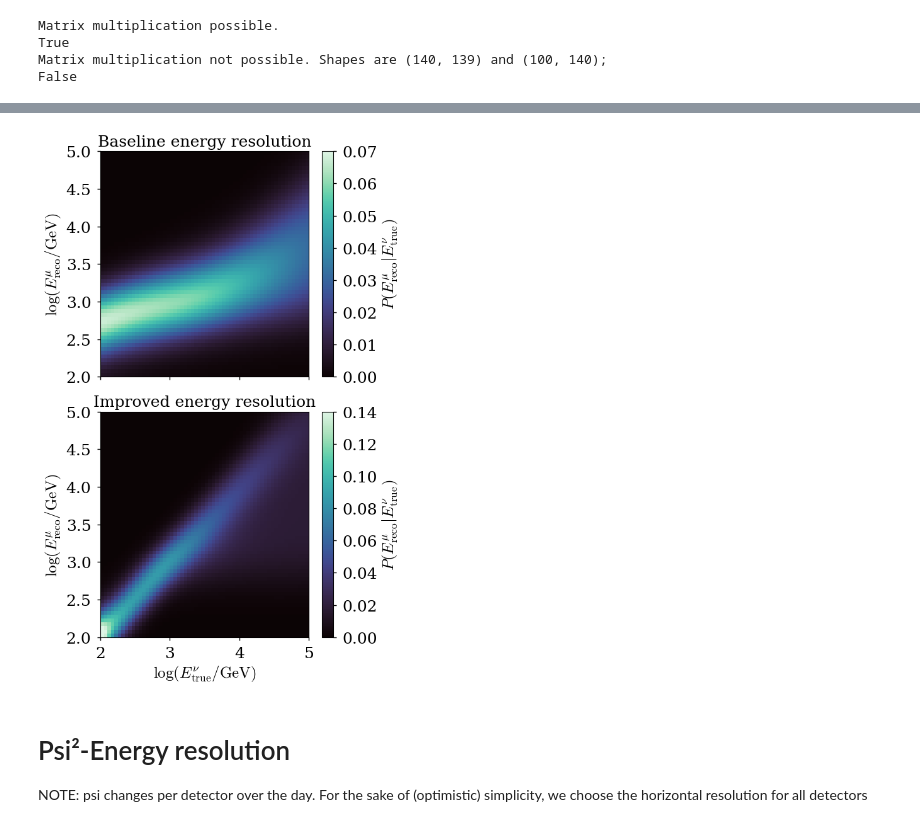
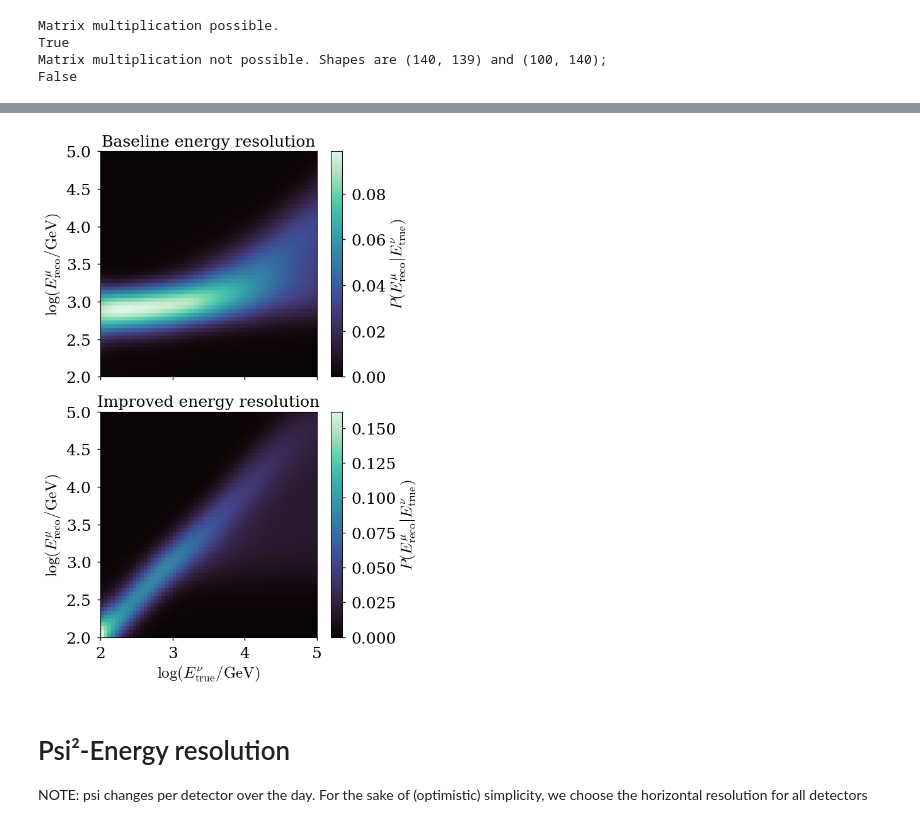
Before and after one commit to PLEnuM-group/Plenum, a Jupyter notebook: notebooks/analysis/pointsource_analysis.ipynb, the cells around one changed output, grey strips where cells are left out. Cells and saved outputs as stored; diff of their text form; code cells hidden in the pictures.

Commit message:
updated energy res

```diff
--- a/notebooks/analysis/pointsource_analysis.ipynb
+++ b/notebooks/analysis/pointsource_analysis.ipynb
@@ -60,7 +60,7 @@ from tqdm import tqdm
 # %%
 # energy resolution files
 e_res_files = {
-    "baseline": join(LOCALPATH, "energy_smearing_MH_up.pckl"),
+    "baseline": join(LOCALPATH, "energy_smearing_GP_up.pckl"),
     "reproduction": join(LOCALPATH, "artificial_smoothed_energy_smearing_MH_up.pckl"),
     "1:1": join(LOCALPATH, "idealized_artificial_energy_smearing_MH_up.pckl"),
     "improved-20": join(LOCALPATH, "improved_0.2_artificial_energy_smearing_MH_up.pckl"),
@@ -211,39 +211,39 @@ f, axes = plt.subplots(nrows=2, figsize=(6, 9), sharex=True)
 f, ax = mephisto.plot_mephistogram(
     baseline_eres,
     vmin=0,
-    vmax=0.07,
+    #vmax=0.1,
     f=f,
     ax=axes[0],
 )
 ax.set_xlabel("")
 ax.set_xlim(2, 5)
 ax.set_ylim(2, 5)
 ax.set_ylabel(r"$\log(E^{\mu}_{\rm reco}/{\rm GeV})$")
 
 cb = plt.colorbar(ax.get_children()[0])
 cb.set_label(r"$P(E^{\mu}_{\rm reco}|E^{\nu}_{\rm true})$")
 ax.set_title("Baseline energy resolution")
 
 f, ax = mephisto.plot_mephistogram(
     improved_eres,
     vmin=0,
-    vmax=0.14,
+    #vmax=0.14,
     f=f,
     ax=axes[1],
 )
 ax.set_xlim(2, 5)
 ax.set_ylim(2, 5)
 ax.set_ylabel(r"$\log(E^{\mu}_{\rm reco}/{\rm GeV})$")
 ax.set_xlabel(r"$\log(E^{\nu}_{\rm true}/{\rm GeV})$")
 
 cb = plt.colorbar(ax.get_children()[0])
 cb.set_label(r"$P(E^{\mu}_{\rm reco}|E^{\nu}_{\rm true})$")
 ax.set_title("Improved energy resolution")
 
 f.tight_layout()
 f.savefig(join(BASEPATH, "plots/ngc_paper/energy_resolution_comparison.pdf"))
 # %% [output]
-[figure, old version]
+[figure, new version]
 # %% [markdown]
 # Psi²-Energy resolution
 
```
Also changed, not shown: parts of 10 cells of this notebook, 4 other files.
